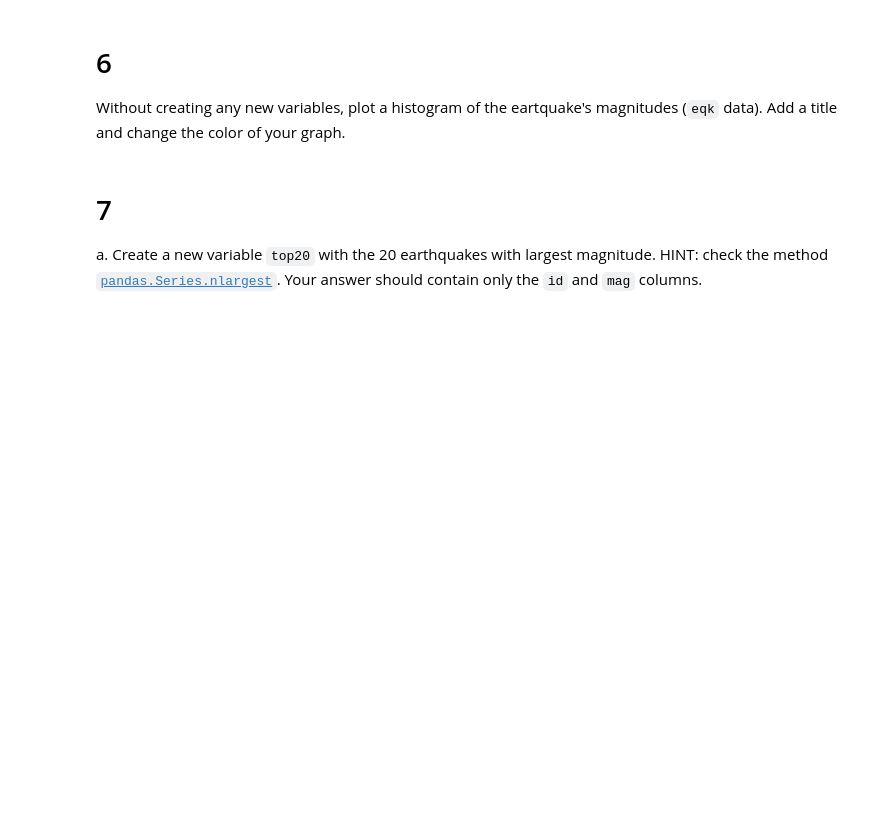
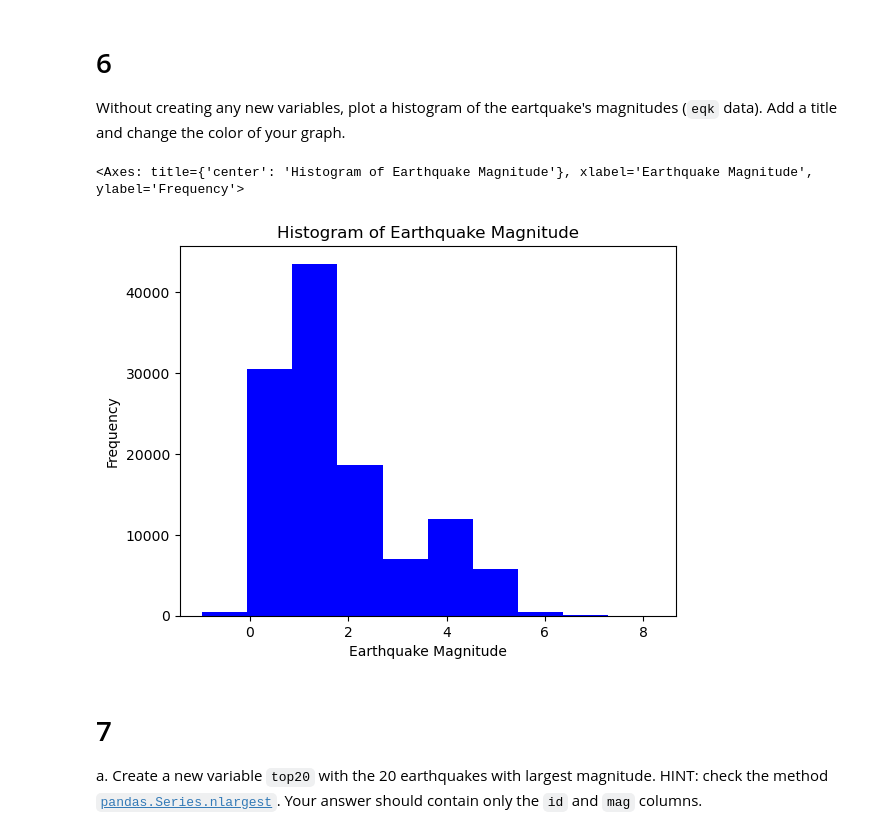
Before and after one commit to cuvlin/eds220-hwk1, a Jupyter notebook: task3/hwk1-task3-earthquakes.ipynb, the cells around one changed output. Cells and saved outputs as stored; diff of their text form; code cells hidden in the pictures; blank space fills up the shorter version.

```diff
--- a/task3/hwk1-task3-earthquakes.ipynb
+++ b/task3/hwk1-task3-earthquakes.ipynb
@@ -179,3 +175,13 @@ eqk.plot(
+# %%
+eqk['mag'].plot(
+    kind='hist',
+    xlabel= 'Earthquake Magnitude',
+    title='Histogram of Earthquake Magnitude',
+    color='blue'
+)
+# %% [output]
+<Axes: title={'center': 'Histogram of Earthquake Magnitude'}, xlabel='Earthquake Magnitude', ylabel='Frequency'>
+[figure, added]
 # %% [markdown]
 <!-- END QUESTION -->
 
```
Also changed, not shown: parts of 7 cells of this notebook.
